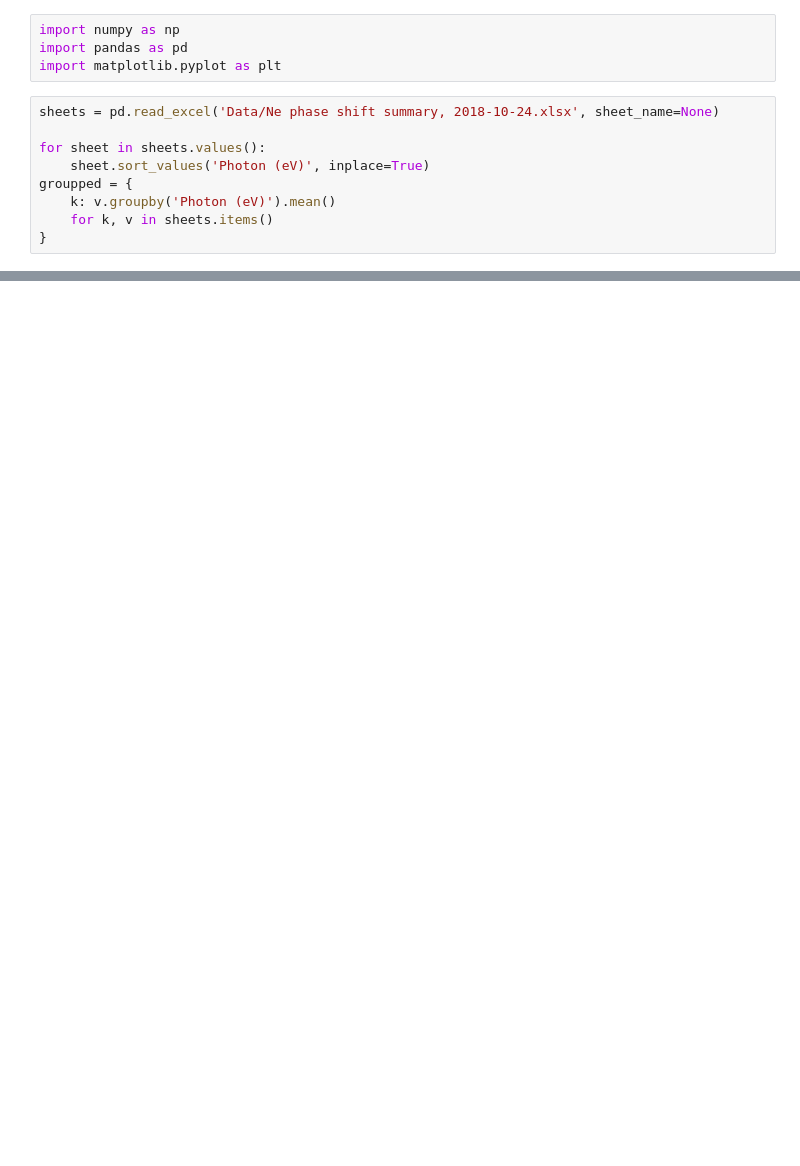
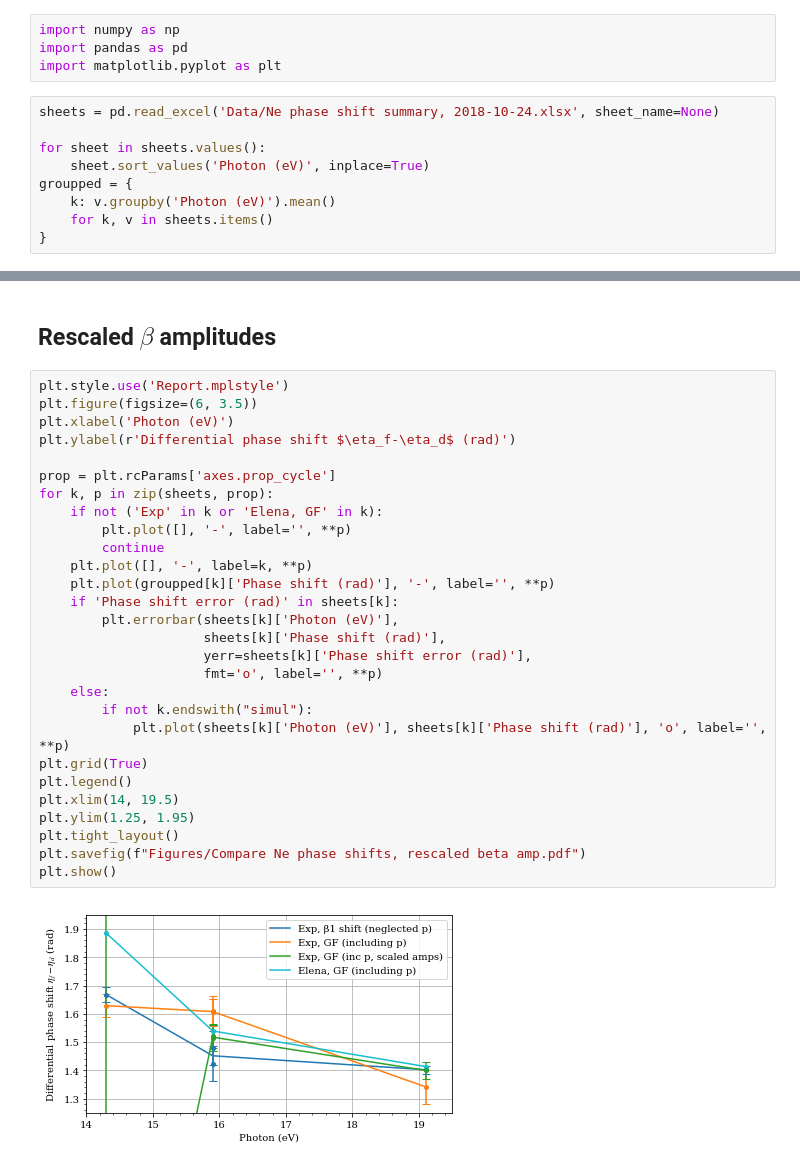
Before and after one commit to DaehyunPY/FERMI20144077, a Jupyter notebook: Notebooks/Compare Ne beta phase shifts (summary).ipynb, the cells around one changed output, grey strips where cells are left out. Drawn from its saved outputs; the diff is of its cells as text; blank space fills up the shorter version.

```diff
--- a/Notebooks/Compare Ne beta phase shifts (summary).ipynb
+++ b/Notebooks/Compare Ne beta phase shifts (summary).ipynb
@@ -38,0 +107,32 @@ plt.show()
+# %% [markdown]
+## Rescaled $\beta$ amplitudes
+# %%
+plt.style.use('Report.mplstyle')
+plt.figure(figsize=(6, 3.5))
+plt.xlabel('Photon (eV)')
+plt.ylabel(r'Differential phase shift $\eta_f-\eta_d$ (rad)')
+
+prop = plt.rcParams['axes.prop_cycle']
+for k, p in zip(sheets, prop):
+    if not ('Exp' in k or 'Elena, GF' in k):
+        plt.plot([], '-', label='', **p)
+        continue
+    plt.plot([], '-', label=k, **p)
+    plt.plot(groupped[k]['Phase shift (rad)'], '-', label='', **p)
+    if 'Phase shift error (rad)' in sheets[k]:
+        plt.errorbar(sheets[k]['Photon (eV)'],
+                     sheets[k]['Phase shift (rad)'],
+                     yerr=sheets[k]['Phase shift error (rad)'],
+                     fmt='o', label='', **p)
+    else:
+        if not k.endswith("simul"):
+            plt.plot(sheets[k]['Photon (eV)'], sheets[k]['Phase shift (rad)'], 'o', label='', **p)
+plt.grid(True)
+plt.legend()
+plt.xlim(14, 19.5)
+plt.ylim(1.25, 1.95)
+plt.tight_layout()
+plt.savefig(f"Figures/Compare Ne phase shifts, rescaled beta amp.pdf")
+plt.show()
+# %% [output]
+[figure, added]
```
Also changed, not shown: parts of 10 cells of this notebook, 3 other files.
